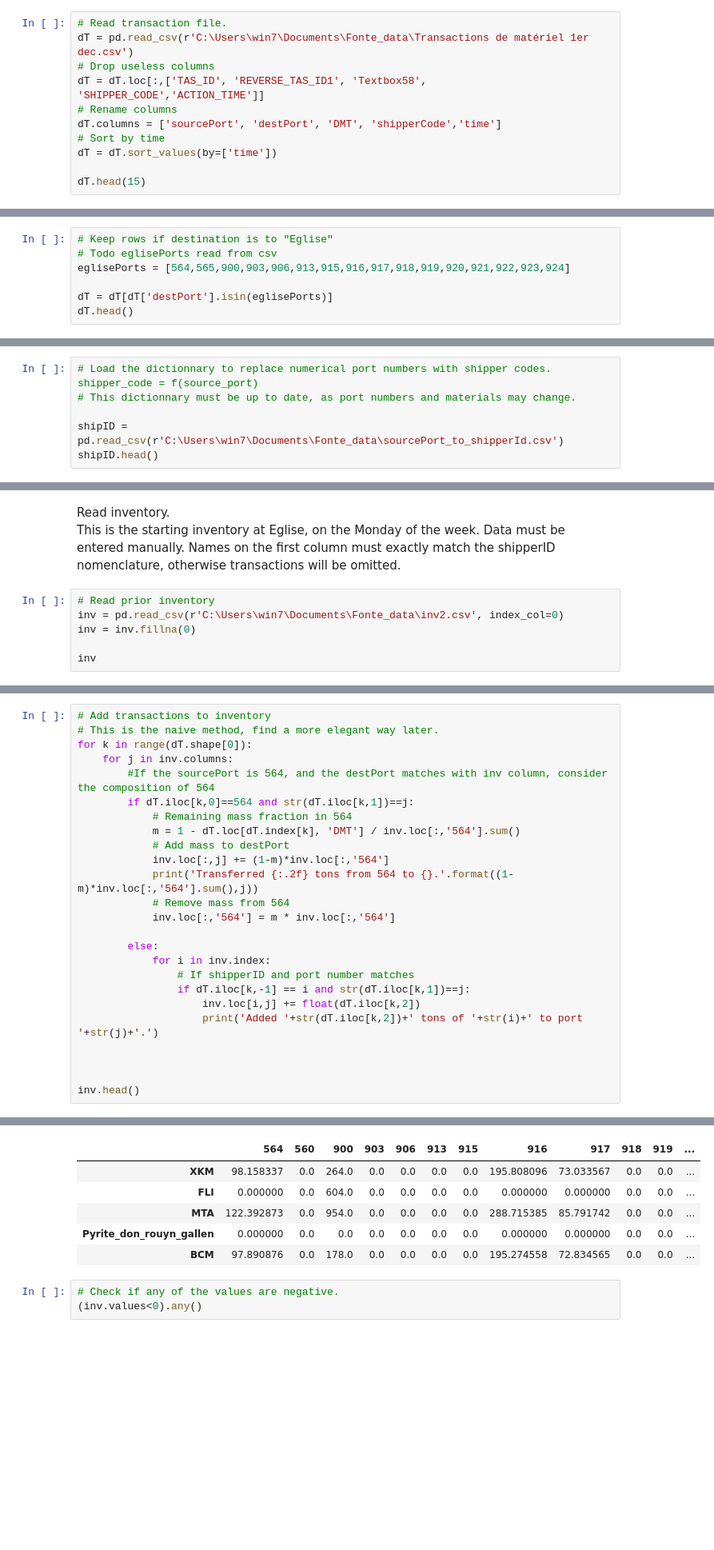
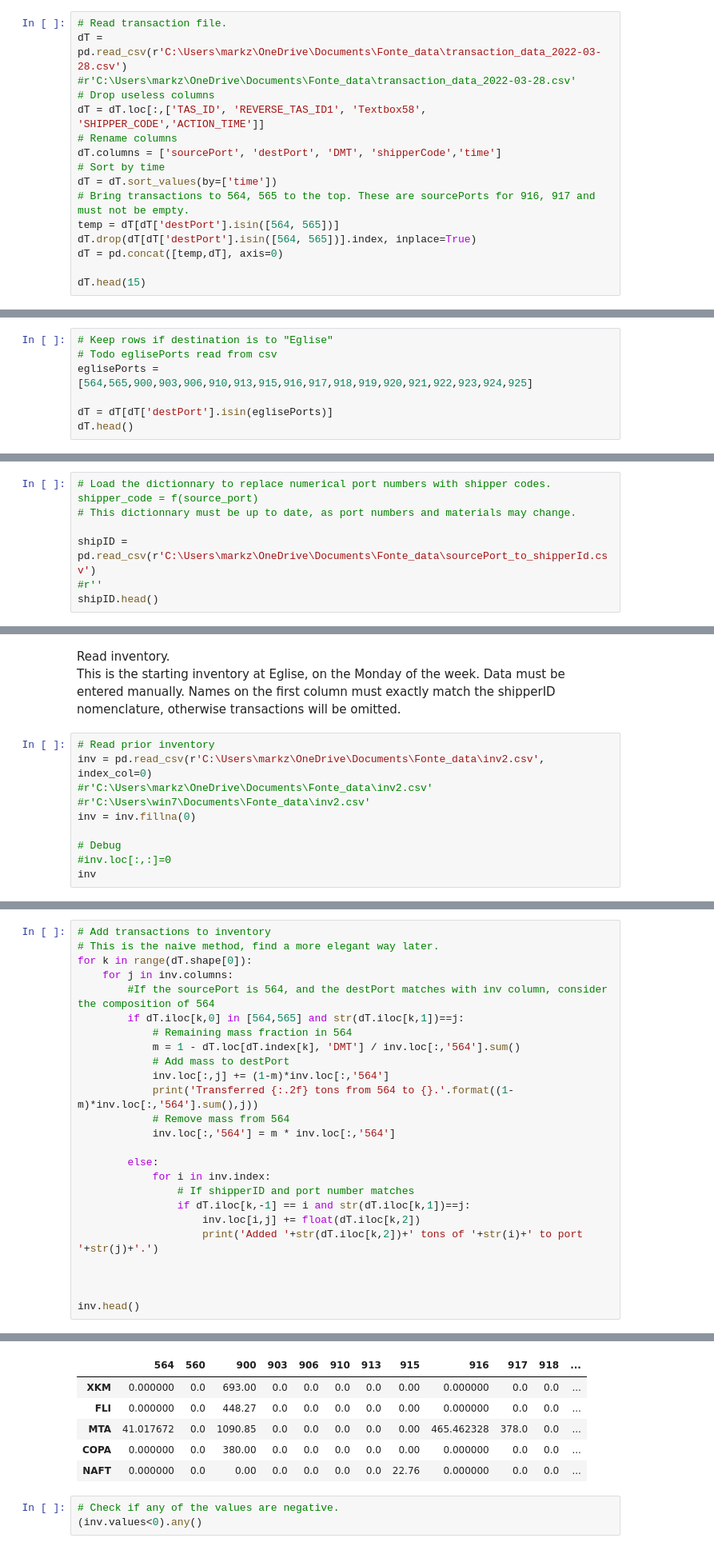
Before and after one commit to mark-zhao1/Fonte, a Jupyter notebook: Fonte_dev.ipynb, the cells around one changed output, grey strips where cells are left out. Shown at 80% size. Cells and saved outputs as stored; diff of their text form; blank space fills up the shorter version.

```diff
--- a/Fonte_dev.ipynb
+++ b/Fonte_dev.ipynb
@@ -19,13 +18,18 @@ Transactions sorted by time because some ports are both a destination and source
 To self: possibly use all transactions starting from a certain date. Accounts for transaction changes.
 # %%
 # Read transaction file.
-dT = pd.read_csv(r'C:\Users\win7\Documents\Fonte_data\Transactions de matériel 1er dec.csv')
+dT = pd.read_csv(r'C:\Users\markz\OneDrive\Documents\Fonte_data\transaction_data_2022-03-28.csv')
+#r'C:\Users\markz\OneDrive\Documents\Fonte_data\transaction_data_2022-03-28.csv'
 # Drop useless columns
 dT = dT.loc[:,['TAS_ID', 'REVERSE_TAS_ID1', 'Textbox58', 'SHIPPER_CODE','ACTION_TIME']]
 # Rename columns
 dT.columns = ['sourcePort', 'destPort', 'DMT', 'shipperCode','time']
 # Sort by time
 dT = dT.sort_values(by=['time'])
+# Bring transactions to 564, 565 to the top. These are sourcePorts for 916, 917 and must not be empty.
+temp = dT[dT['destPort'].isin([564, 565])]
+dT.drop(dT[dT['destPort'].isin([564, 565])].index, inplace=True)
+dT = pd.concat([temp,dT], axis=0)
 
 dT.head(15)
 # %% [output]
@@ -61,7 +65,7 @@ dT.head()
 # %%
 # Keep rows if destination is to "Eglise"
 # Todo eglisePorts read from csv
-eglisePorts = [564,565,900,903,906,913,915,916,917,918,919,920,921,922,923,924]
+eglisePorts = [564,565,900,903,906,910,913,915,916,917,918,919,920,921,922,923,924,925]
 
 dT = dT[dT['destPort'].isin(eglisePorts)]
 dT.head()
@@ -89,7 +93,8 @@ If not, we consider its composition (ex: 564 can be a mix of concentrates, pyrit
 # Load the dictionnary to replace numerical port numbers with shipper codes. shipper_code = f(source_port)
 # This dictionnary must be up to date, as port numbers and materials may change.
 
-shipID = pd.read_csv(r'C:\Users\win7\Documents\Fonte_data\sourcePort_to_shipperId.csv')
+shipID = pd.read_csv(r'C:\Users\markz\OneDrive\Documents\Fonte_data\sourcePort_to_shipperId.csv')
+#r''
 shipID.head()
 # %% [output]
 |  | ShipperID | SourcePort |
@@ -196,8 +220,12 @@ Read inventory.
 This is the starting inventory at Eglise, on the Monday of the week. Data must be entered manually. Names on the first column must exactly match the shipperID nomenclature, otherwise transactions will be omitted.
 # %%
 # Read prior inventory
-inv = pd.read_csv(r'C:\Users\win7\Documents\Fonte_data\inv2.csv', index_col=0)
+inv = pd.read_csv(r'C:\Users\markz\OneDrive\Documents\Fonte_data\inv2.csv', index_col=0)
+#r'C:\Users\markz\OneDrive\Documents\Fonte_data\inv2.csv'
+#r'C:\Users\win7\Documents\Fonte_data\inv2.csv'
 inv = inv.fillna(0)
 
+# Debug
+#inv.loc[:,:]=0
 inv
 # %% [output]
@@ -226,7 +254,7 @@ The order of transaction matters, from oldest to newest.
 for k in range(dT.shape[0]):
     for j in inv.columns:
         #If the sourcePort is 564, and the destPort matches with inv column, consider the composition of 564
-        if dT.iloc[k,0]==564 and str(dT.iloc[k,1])==j:
+        if dT.iloc[k,0] in [564,565] and str(dT.iloc[k,1])==j:
             # Remaining mass fraction in 564
             m = 1 - dT.loc[dT.index[k], 'DMT'] / inv.loc[:,'564'].sum()
             # Add mass to destPort
@@ -266,9 +294,9 @@ Added 15.05 tons of Smelter Grade to port 922.
-|  | 564 | 560 | 900 | 903 | 906 | 913 | 915 | 916 | 917 | 918 | 919 | ... |
-| XKM | 98.158337 | 0.0 | 264.0 | 0.0 | 0.0 | 0.0 | 0.0 | 195.808096 | 73.033567 | 0.0 | 0.0 | ... |
-| FLI | 0.000000 | 0.0 | 604.0 | 0.0 | 0.0 | 0.0 | 0.0 | 0.000000 | 0.000000 | 0.0 | 0.0 | ... |
-| MTA | 122.392873 | 0.0 | 954.0 | 0.0 | 0.0 | 0.0 | 0.0 | 288.715385 | 85.791742 | 0.0 | 0.0 | ... |
-| Pyrite_don_rouyn_gallen | 0.000000 | 0.0 | 0.0 | 0.0 | 0.0 | 0.0 | 0.0 | 0.000000 | 0.000000 | 0.0 | 0.0 | ... |
-| BCM | 97.890876 | 0.0 | 178.0 | 0.0 | 0.0 | 0.0 | 0.0 | 195.274558 | 72.834565 | 0.0 | 0.0 | ... |
+|  | 564 | 560 | 900 | 903 | 906 | 910 | 913 | 915 | 916 | 917 | 918 | ... |
+| XKM | 0.000000 | 0.0 | 693.00 | 0.0 | 0.0 | 0.0 | 0.0 | 0.00 | 0.000000 | 0.0 | 0.0 | ... |
+| FLI | 0.000000 | 0.0 | 448.27 | 0.0 | 0.0 | 0.0 | 0.0 | 0.00 | 0.000000 | 0.0 | 0.0 | ... |
+| MTA | 41.017672 | 0.0 | 1090.85 | 0.0 | 0.0 | 0.0 | 0.0 | 0.00 | 465.462328 | 378.0 | 0.0 | ... |
+| COPA | 0.000000 | 0.0 | 380.00 | 0.0 | 0.0 | 0.0 | 0.0 | 0.00 | 0.000000 | 0.0 | 0.0 | ... |
+| NAFT | 0.000000 | 0.0 | 0.00 | 0.0 | 0.0 | 0.0 | 0.0 | 22.76 | 0.000000 | 0.0 | 0.0 | ... |
 # %%
 # Check if any of the values are negative.
 (inv.values<0).any()
```
Also changed, not shown: parts of 41 cells of this notebook.
